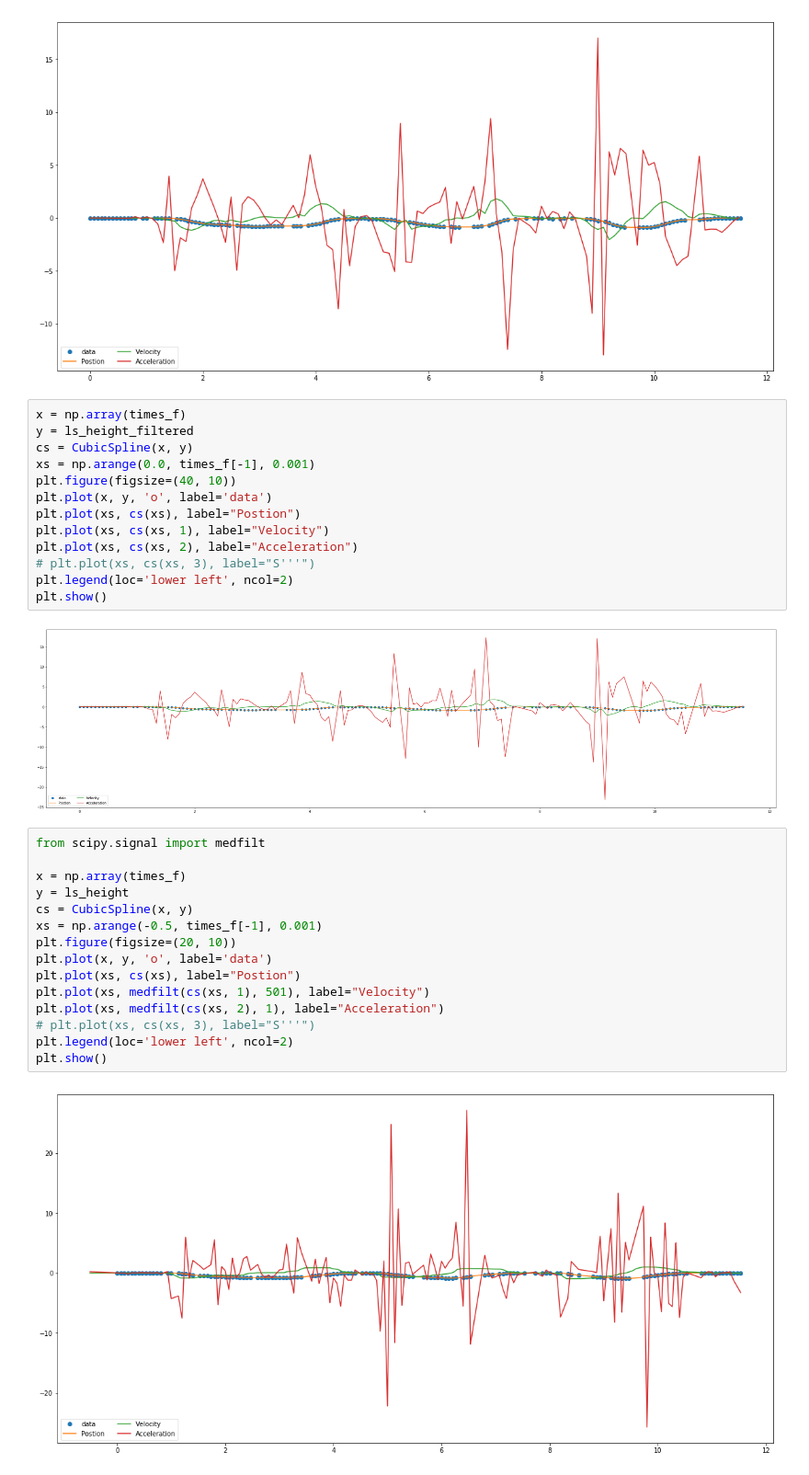
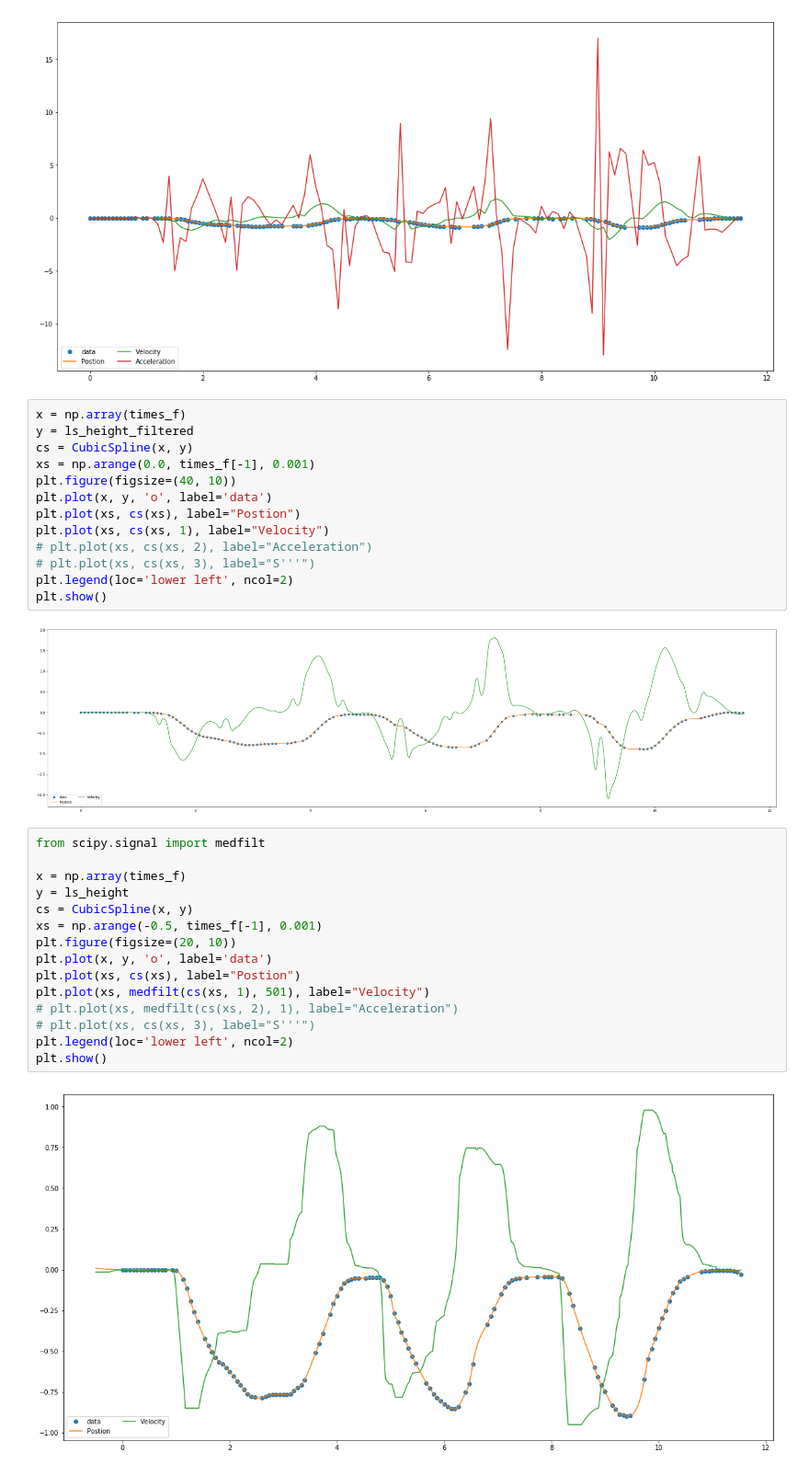
Before and after one commit to theCstokes/BarNone, a Jupyter notebook: analysis/Rough Analysis Work.ipynb, the cells around one changed output. Shown at 92% size. Drawn from its saved outputs; the diff is of its cells as text.

```diff
--- a/analysis/Rough Analysis Work.ipynb
+++ b/analysis/Rough Analysis Work.ipynb
@@ -347,29 +352,29 @@ plt.figure(figsize=(40, 10))
 plt.plot(x, y, 'o', label='data')
 plt.plot(xs, cs(xs), label="Postion")
 plt.plot(xs, cs(xs, 1), label="Velocity")
-plt.plot(xs, cs(xs, 2), label="Acceleration")
+# plt.plot(xs, cs(xs, 2), label="Acceleration")
 # plt.plot(xs, cs(xs, 3), label="S'''")
 plt.legend(loc='lower left', ncol=2)
 plt.show()
 # %% [output]
-[figure, old version]
+[figure, new version]
 # %%
 from scipy.signal import medfilt
 
 x = np.array(times_f)
 y = ls_height
 cs = CubicSpline(x, y)
 xs = np.arange(-0.5, times_f[-1], 0.001)
 plt.figure(figsize=(20, 10))
 plt.plot(x, y, 'o', label='data')
 plt.plot(xs, cs(xs), label="Postion")
 plt.plot(xs, medfilt(cs(xs, 1), 501), label="Velocity")
-plt.plot(xs, medfilt(cs(xs, 2), 1), label="Acceleration")
+# plt.plot(xs, medfilt(cs(xs, 2), 1), label="Acceleration")
 # plt.plot(xs, cs(xs, 3), label="S'''")
 plt.legend(loc='lower left', ncol=2)
 plt.show()
 # %% [output]
-[figure, old version]
+[figure, new version]
 # %%
 def movingaverage(interval, window_size):
     window = np.ones(int(window_size))/float(window_size)
```
Also changed, not shown: parts of 6 cells of this notebook, 10 other files.
